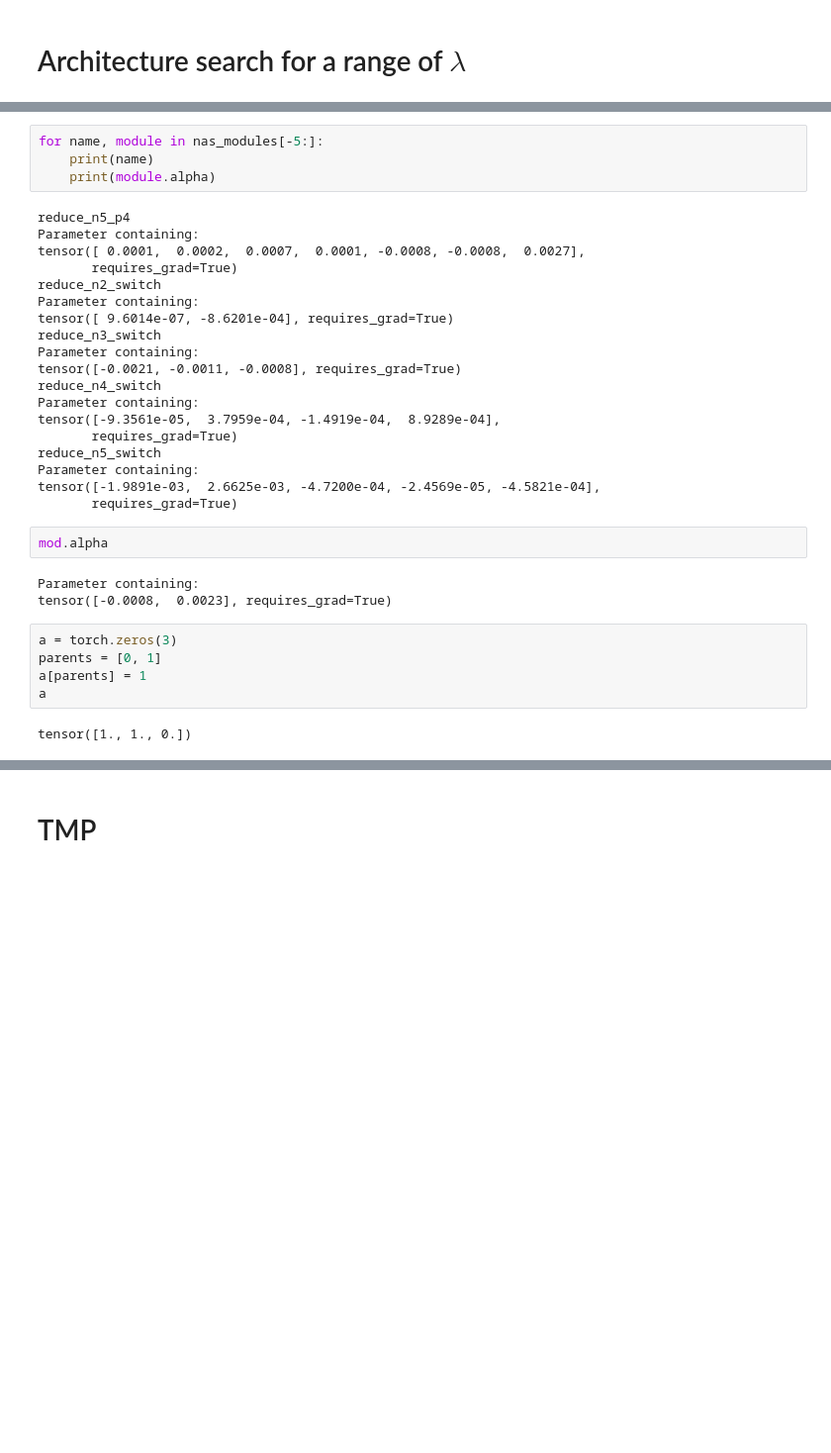
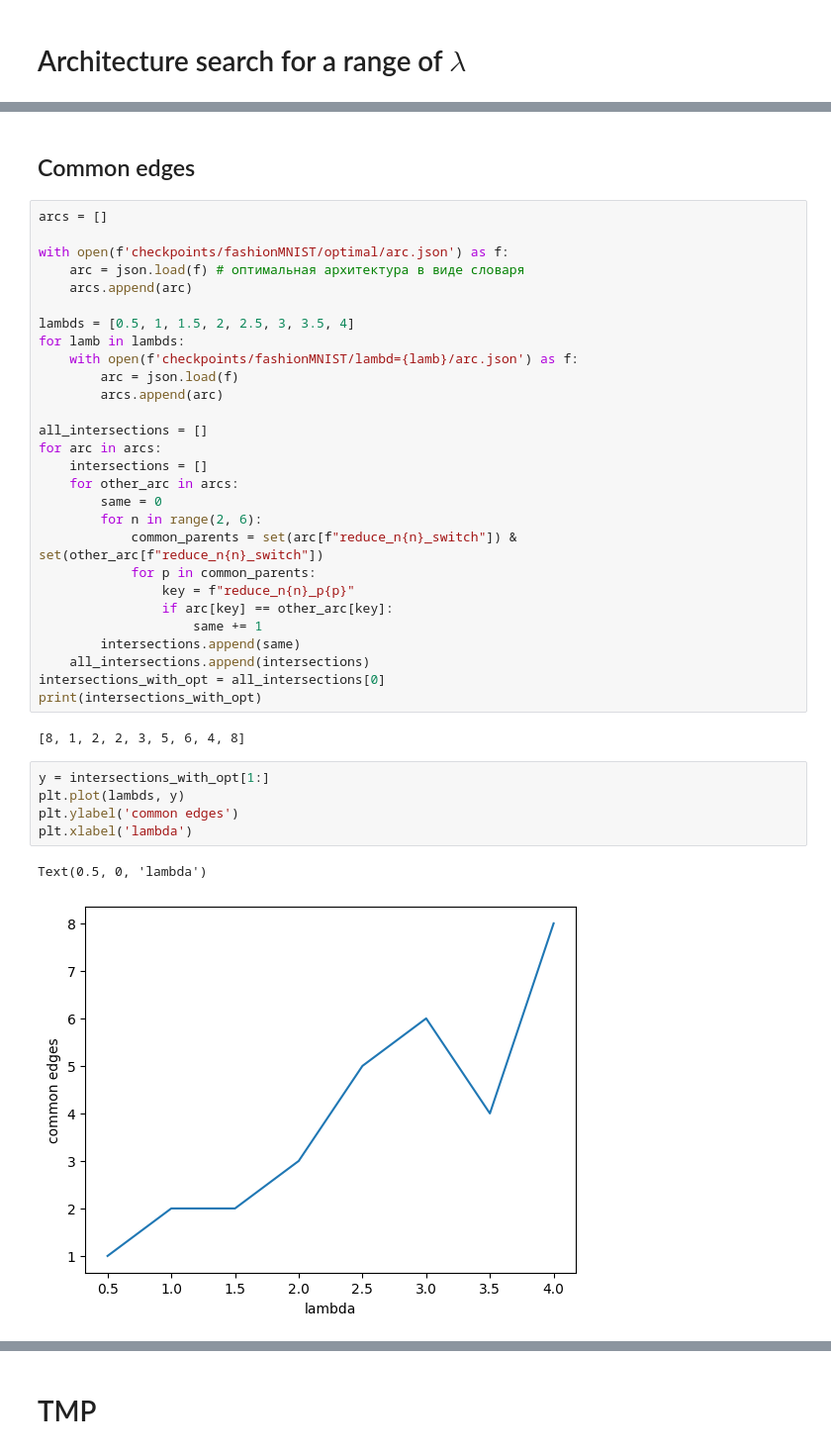
Before and after one commit to intsystems/2023-Project-120, a Jupyter notebook: code/tests.ipynb, the cells around one changed output, grey strips where cells are left out. Shown at 99% size. Drawn from its saved outputs; the diff is of its cells as text; blank space fills up the shorter version.

```diff
--- a/code/tests.ipynb
+++ b/code/tests.ipynb
@@ -97,35 +95,40 @@ nas_modules = trainer.get_nas_modeles()
-# %%
-for name, module in nas_modules[-5:]:
-    print(name)
-    print(module.alpha)
-# %% [output]
-reduce_n5_p4
-Parameter containing:
-tensor([ 0.0001,  0.0002,  0.0007,  0.0001, -0.0008, -0.0008,  0.0027],
-       requires_grad=True)
-reduce_n2_switch
-Parameter containing:
-tensor([ 9.6014e-07, -8.6201e-04], requires_grad=True)
-reduce_n3_switch
-Parameter containing:
-tensor([-0.0021, -0.0011, -0.0008], requires_grad=True)
-reduce_n4_switch
-Parameter containing:
-tensor([-9.3561e-05,  3.7959e-04, -1.4919e-04,  8.9289e-04],
-       requires_grad=True)
-reduce_n5_switch
-Parameter containing:
-tensor([-1.9891e-03,  2.6625e-03, -4.7200e-04, -2.4569e-05, -4.5821e-04],
-       requires_grad=True)
-# %%
-mod.alpha
-# %% [output]
-Parameter containing:
-tensor([-0.0008,  0.0023], requires_grad=True)
-# %%
-a = torch.zeros(3)
-parents = [0, 1]
-a[parents] = 1
-a
-# %% [output]
-tensor([1., 1., 0.])
+# %% [markdown]
+## Common edges
+# %%
+arcs = []
+
+with open(f'checkpoints/fashionMNIST/optimal/arc.json') as f:
+    arc = json.load(f) # оптимальная архитектура в виде словаря
+    arcs.append(arc)
+
+lambds = [0.5, 1, 1.5, 2, 2.5, 3, 3.5, 4]
+for lamb in lambds:
+    with open(f'checkpoints/fashionMNIST/lambd={lamb}/arc.json') as f:
+        arc = json.load(f)
+        arcs.append(arc)
+
+all_intersections = []
+for arc in arcs:
+    intersections = []
+    for other_arc in arcs:
+        same = 0
+        for n in range(2, 6):
+            common_parents = set(arc[f"reduce_n{n}_switch"]) & set(other_arc[f"reduce_n{n}_switch"])
+            for p in common_parents:
+                key = f"reduce_n{n}_p{p}"
+                if arc[key] == other_arc[key]:
+                    same += 1
+        intersections.append(same)
+    all_intersections.append(intersections)
+intersections_with_opt = all_intersections[0]
+print(intersections_with_opt)
+# %% [output]
+[8, 1, 2, 2, 3, 5, 6, 4, 8]
+# %%
+y = intersections_with_opt[1:]
+plt.plot(lambds, y)
+plt.ylabel('common edges')
+plt.xlabel('lambda')
+# %% [output]
+Text(0.5, 0, 'lambda')
+[figure, added]
```
Also changed, not shown: parts of 20 cells of this notebook, 2 other files.
